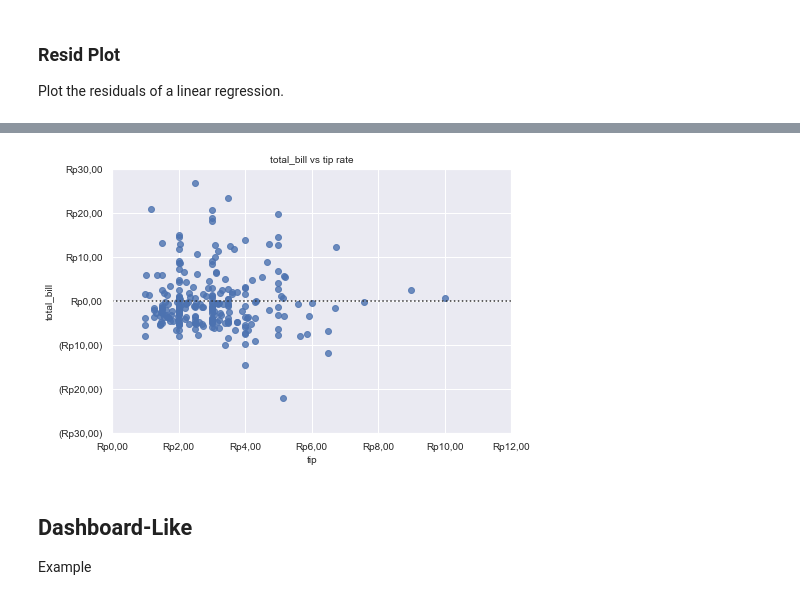
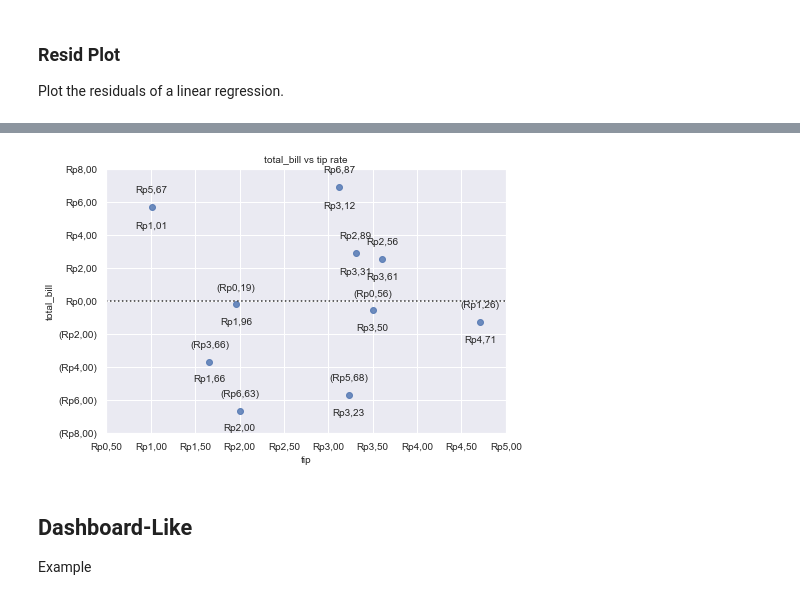
Before and after one commit to ghiffaryr/grplot, a Jupyter notebook: doc/Full_Documentation.ipynb, the cells around one changed output, grey strips where cells are left out. Cells and saved outputs as stored; diff of their text form; code cells hidden in the pictures.

```diff
--- a/doc/Full_Documentation.ipynb
+++ b/doc/Full_Documentation.ipynb
@@ -8718,19 +8739,20 @@ Additional keyword arguments to pass to plt.plot.
 # %%
 from grplot import grplot
 import seaborn as sns
 sns.set_theme(context='notebook', style='darkgrid', palette='deep')
 
 
 tips = sns.load_dataset('tips')
 ax = grplot(plot='residplot',
-            df=tips,
+            df=tips.head(10),
             x='tip',
             y='total_bill',
             sep='.c',
+            text=True,
             tick_add='Rp(_)',
             title='total_bill vs tip rate')
 # %% [output]
-[figure, old version]
+[figure, new version]
 # %% [markdown]
 ## Dashboard-Like
 Example
```
Also changed, not shown: parts of 30 cells of this notebook, 5 other files.
